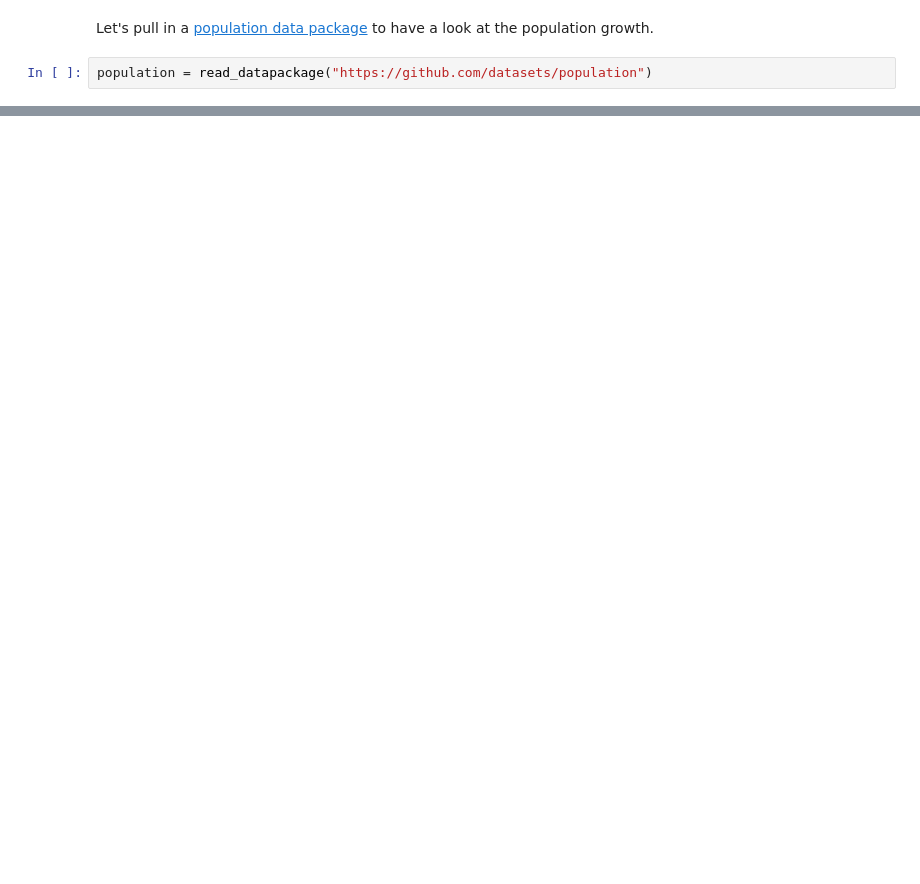
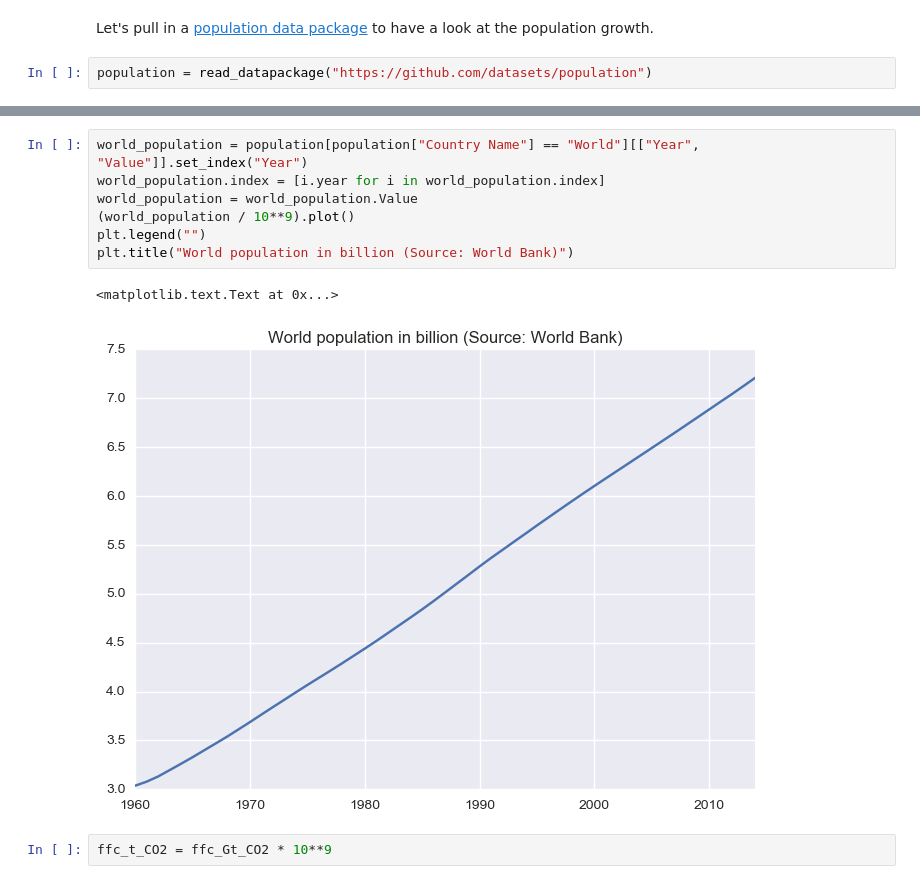
Before and after one commit to openclimatedata/notebooks, a Jupyter notebook: Global Carbon Budget | Fossil Fuel and Cement Production.ipynb, the cells around one changed output, grey strips where cells are left out. Drawn from its saved outputs; the diff is of its cells as text; blank space fills up the shorter version.

```diff
--- a/Global Carbon Budget | Fossil Fuel and Cement Production.ipynb
+++ b/Global Carbon Budget | Fossil Fuel and Cement Production.ipynb
@@ -64,0 +62,12 @@ plt.legend("")
+# %%
+world_population = population[population["Country Name"] == "World"][["Year", "Value"]].set_index("Year")
+world_population.index = [i.year for i in world_population.index]
+world_population = world_population.Value
+(world_population / 10**9).plot()
+plt.legend("")
+plt.title("World population in billion (Source: World Bank)")
+# %% [output]
+<matplotlib.text.Text at 0x...>
+[figure, added]
+# %%
+ffc_t_CO2 = ffc_Gt_CO2 * 10**9
```
Also changed, not shown: parts of 14 cells of this notebook.
